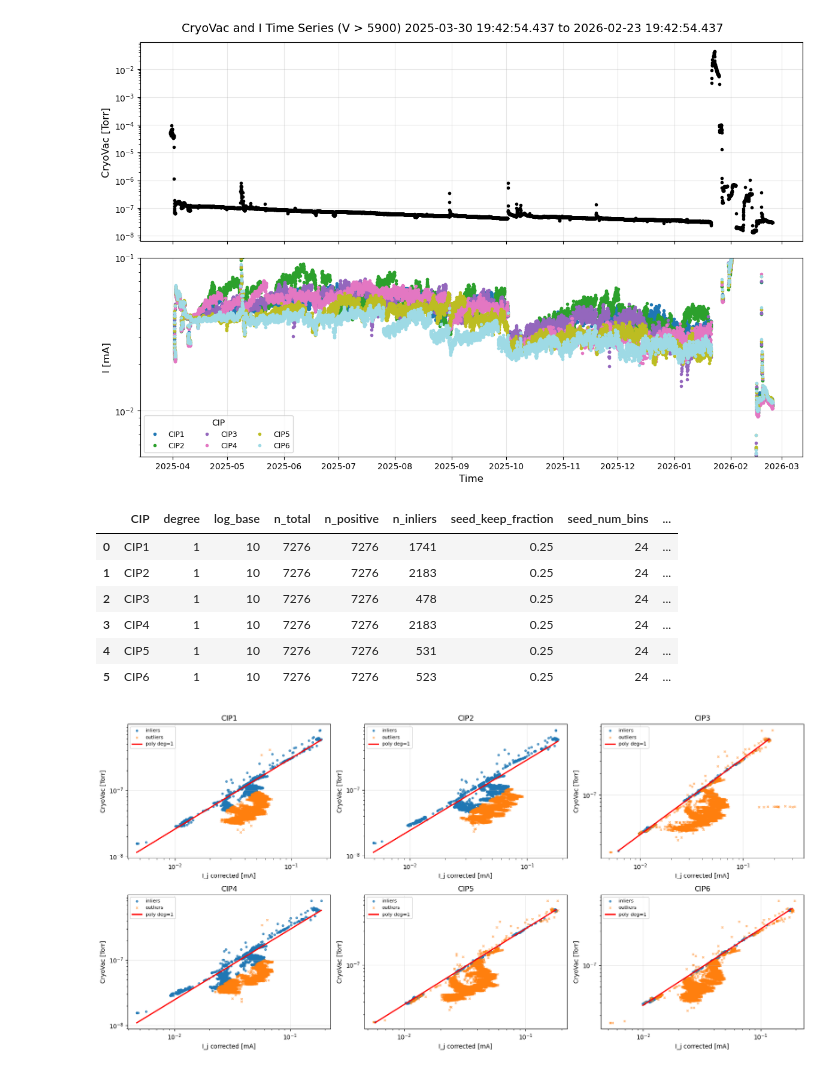
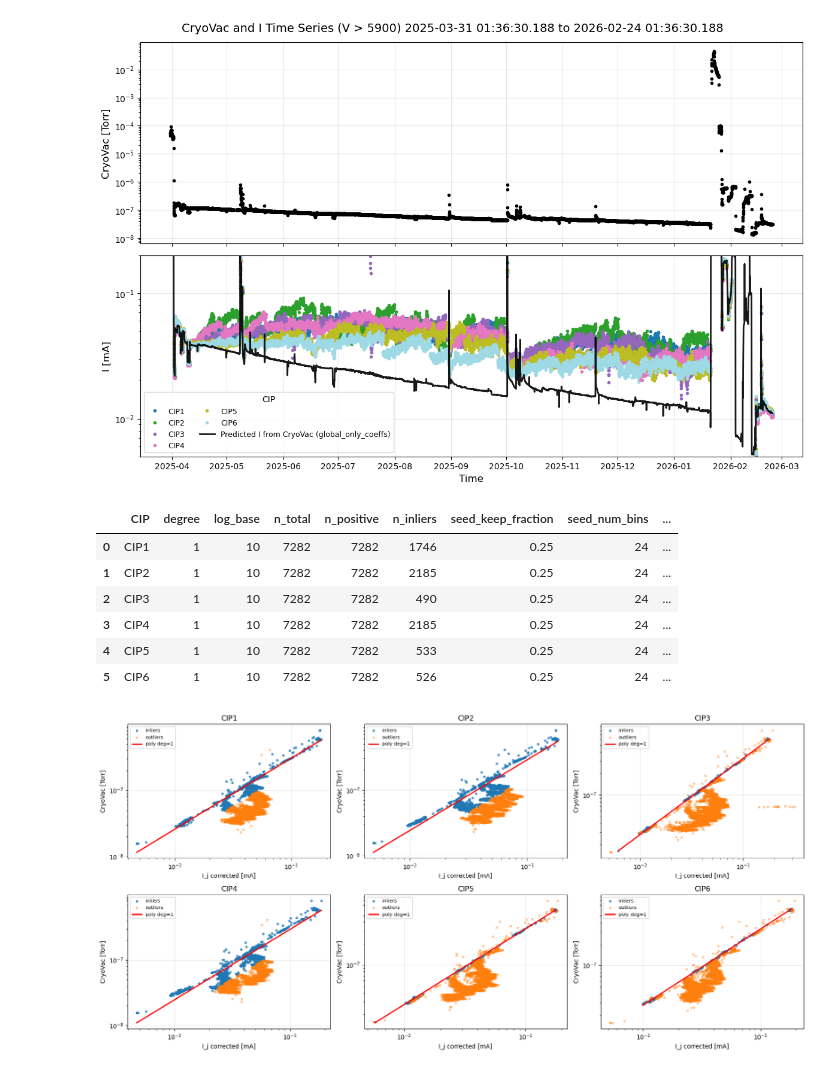
Before and after one commit to lsst/CameraTimesSquare, a Jupyter notebook: operations/vacuum.ipynb, the cells around one changed output. Drawn from its saved outputs; the diff is of its cells as text; code cells hidden in the pictures.

Commit message:
added the predicted curve

```diff
--- a/operations/vacuum.ipynb
+++ b/operations/vacuum.ipynb
@@ -209,6 +209,8 @@ Resolved time range: 2025-03-30 19:58:37.898 -> 2026-02-23 19:58:37.898
 # Time-series plot: CryoVac and I for each CIP
 if "df1" not in globals() or "df2" not in globals():
     raise RuntimeError("Run Cell 2 first to load df1/df2.")
+
+import numpy as np
 
 df_cryo = df1.copy().rename(columns={"mean_CryoVac": "CryoVac"})
 df_i = df2.copy().rename(columns={"mean_I": "I", "mean_V": "V"})
@@ -227,39 +229,80 @@ if df_i.empty:
 df_cryo = df_cryo.sort_index()
 df_i = df_i.sort_index()
 
+# Predict corrected I from CryoVac using global_only_coeffs (fallback: global_poly_coeffs)
+global_only_coeffs = np.asarray(
+    globals().get("global_only_coeffs", globals().get("global_poly_coeffs", np.array([1.06825829, -5.42104577]))),
+    dtype=float,
+)
+log_base_pred = int(globals().get("global_poly_log_base", globals().get("LOG_BASE", 10)))
+
+if global_only_coeffs.size != 2:
+    raise ValueError("global_only_coeffs must be a length-2 array [c1, c0] for linear log-log model.")
+
+if np.isclose(global_only_coeffs[0], 0.0):
+    raise ValueError("global_only_coeffs[0] is zero; cannot invert model to predict I.")
+
+if log_base_pred == 10:
+    _log = np.log10
+    _invlog = lambda v: 10 ** v
+else:
+    _log = np.log
+    _invlog = np.exp
+
+cryo_vals = df_cryo["CryoVac"].to_numpy(dtype=float)
+valid_cryo = np.isfinite(cryo_vals) & (cryo_vals > 0)
+pred_i_corr = np.full_like(cryo_vals, np.nan, dtype=float)
+
+lx = _log(cryo_vals[valid_cryo])
+log_i_corr = (lx - global_only_coeffs[1]) / global_only_coeffs[0]
+pred_i_corr[valid_cryo] = _invlog(log_i_corr)
+
 fig, (ax1, ax2) = plt.subplots(2, 1, figsize=(12, 8), sharex=True)
 
 # CryoVac vs time
 ax1.plot(df_cryo.index, df_cryo["CryoVac"], ".", color="black", linewidth=2)
 ax1.set_ylabel("CryoVac [Torr]", fontsize=12)
 ax1.set_yscale("log")
 ax1.grid(True, alpha=0.3)
 
 # I vs time for each CIP
 cips = sorted(df_i["Cip"].dropna().unique())
 cmap = plt.get_cmap("tab20", len(cips))
 for i, cip in enumerate(cips):
     sub = df_i[df_i["Cip"] == cip]
     y = sub["I"] - OFFSET.get(cip, 0.0)
     ax2.plot(sub.index, y, ".", linewidth=1.5, color=cmap(i), label=f"{cip}")
 
+# Overlay predicted corrected I from CryoVac
+valid_pred = np.isfinite(pred_i_corr) & (pred_i_corr > 0)
+if np.count_nonzero(valid_pred) > 1:
+    ax2.plot(
+        df_cryo.index[valid_pred],
+        pred_i_corr[valid_pred],
+        "-",
+        color="black",
+        linewidth=2.0,
+        alpha=0.9,
+        label="Predicted I from CryoVac (global_only_coeffs)",
+    )
+
 ax2.set_ylabel("I [mA]", fontsize=12)
 ax2.set_xlabel("Time", fontsize=12)
 ax2.set_yscale("log")
-ax2.set_ylim(0.5e-2,1e-1)
+ax2.set_ylim(0.5e-2, 2e-1)
 ax2.grid(True, alpha=0.3)
-ax2.legend(title="CIP", ncol=3, fontsize=9)
+ax2.legend(title="CIP", ncol=2, fontsize=9)
 
 plot_title = (
     f"CryoVac and I Time Series (V > 5900) {t_start} to {t_end_iso}"
     if "t_start" in globals() and "t_end_iso" in globals()
     else "CryoVac and I Time Series (V > 5900)"
- )
+)
 fig.suptitle(plot_title, fontsize=14)
 plt.tight_layout()
 plt.show()
 # %% [output]
-[figure, old version]
+[figure, new version]
 # %%
 POLY_DEGREE = 1
 
@@ -621,12 +664,12 @@ plt.tight_layout()
 plt.show()
 # %% [output]
 |  | CIP | degree | log_base | n_total | n_positive | n_inliers | seed_keep_fraction | seed_num_bins | ... |
-| 0 | CIP1 | 1 | 10 | 7276 | 7276 | 1741 | 0.25 | 24 | ... |
-| 1 | CIP2 | 1 | 10 | 7276 | 7276 | 2183 | 0.25 | 24 | ... |
-| 2 | CIP3 | 1 | 10 | 7276 | 7276 | 478 | 0.25 | 24 | ... |
-| 3 | CIP4 | 1 | 10 | 7276 | 7276 | 2183 | 0.25 | 24 | ... |
-| 4 | CIP5 | 1 | 10 | 7276 | 7276 | 531 | 0.25 | 24 | ... |
-| 5 | CIP6 | 1 | 10 | 7276 | 7276 | 523 | 0.25 | 24 | ... |
+| 0 | CIP1 | 1 | 10 | 7282 | 7282 | 1746 | 0.25 | 24 | ... |
+| 1 | CIP2 | 1 | 10 | 7282 | 7282 | 2185 | 0.25 | 24 | ... |
+| 2 | CIP3 | 1 | 10 | 7282 | 7282 | 490 | 0.25 | 24 | ... |
+| 3 | CIP4 | 1 | 10 | 7282 | 7282 | 2185 | 0.25 | 24 | ... |
+| 4 | CIP5 | 1 | 10 | 7282 | 7282 | 533 | 0.25 | 24 | ... |
+| 5 | CIP6 | 1 | 10 | 7282 | 7282 | 526 | 0.25 | 24 | ... |
 [figure]
 # %%
 # Combined robust log-log polynomial fit across all CIPs
```
Also changed, not shown: parts of 3 cells of this notebook.
